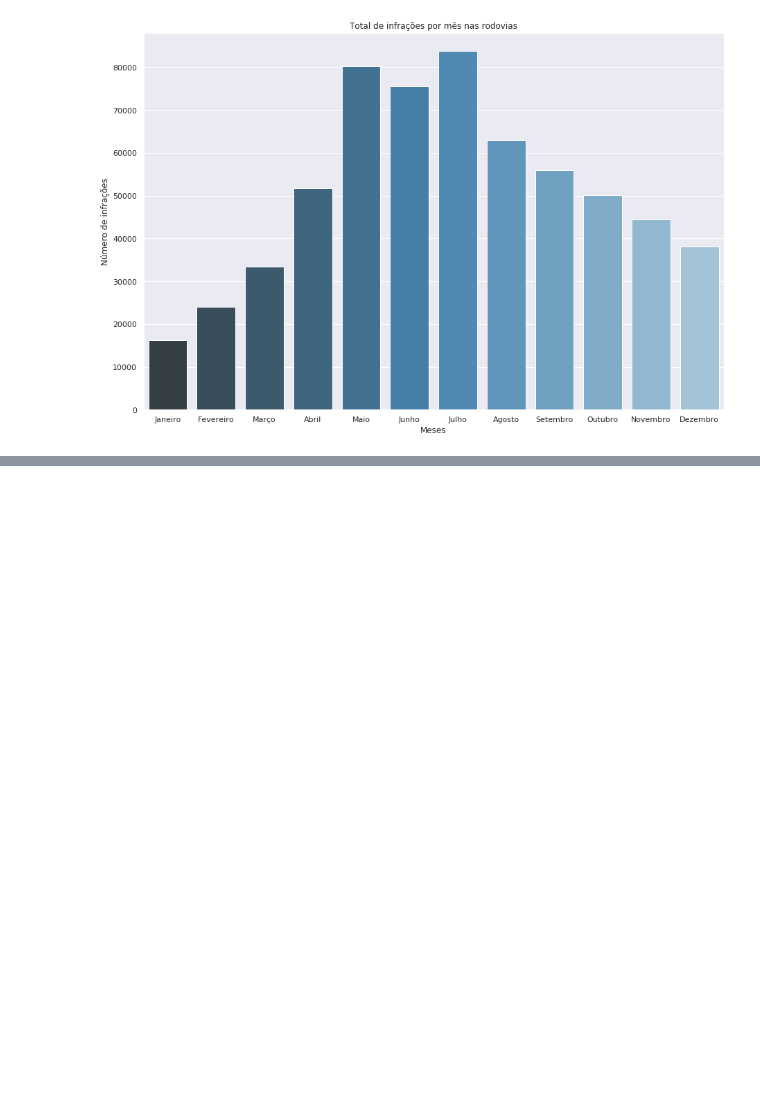
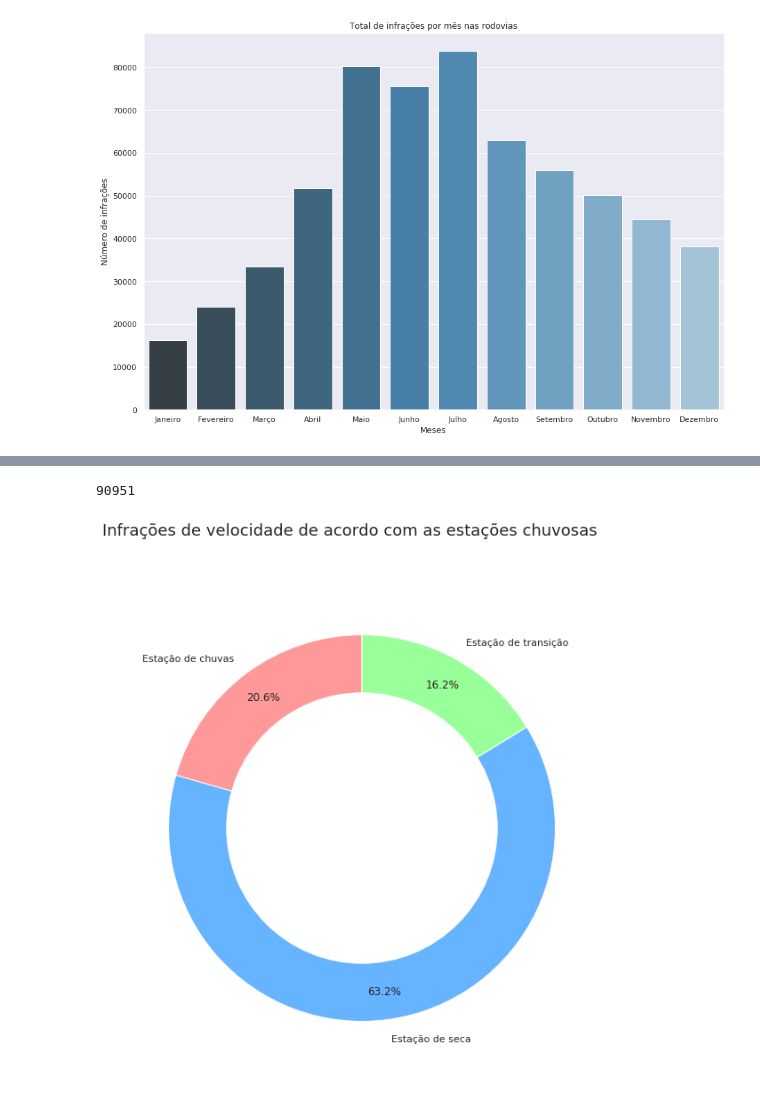
Before and after one commit to IagoCarvalho/tcc_scripts, a Jupyter notebook: QP02-Analysis.ipynb, the cells around one changed output, grey strips where cells are left out. Drawn from its saved outputs; the diff is of its cells as text; code cells hidden in the pictures; blank space fills up the shorter version.

```diff
--- a/QP02-Analysis.ipynb
+++ b/QP02-Analysis.ipynb
@@ -587,0 +639,6 @@ Text(0, 0.5, 'Número de infrações')
+# %%
+infrac_velocidade = df_infracoes_prf_2010_2018.loc[df_infracoes_prf_2010_2018['descricao_abreviada'].isin(lista_infr_velocidade)]
+for i in range(2010, 2019):
+    meses = infrac_velocidade.loc[infrac_velocidade['ano'] == i].mes.unique()
+    meses.sort()
+    print(i, meses)
@@ -587,0 +655,28 @@ Text(0, 0.5, 'Número de infrações')
+# %%
+infrac_velocidade_chuva.mes
+# %% [output]
+90951
+# %%
+# infrac_velocidade.loc[infrac_velocidade['mes'].isin(1, 2, 3, 11, 12])].count()
+infrac_velocidade_chuva = infrac_velocidade.loc[infrac_velocidade['mes'].isin([1, 2, 3, 11, 12])].count()
+infrac_velocidade_seca = infrac_velocidade.loc[infrac_velocidade['mes'].isin([5, 6, 7, 8, 9])].count()
+infrac_velocidade_transicao = infrac_velocidade.loc[infrac_velocidade['mes'].isin([4, 10])].count()
+qtd_infrac_velocidade = [infrac_velocidade_chuva.mes, infrac_velocidade_seca.mes, infrac_velocidade_transicao.mes]
+labels = ['Estação de chuvas', 'Estação de seca', 'Estação de transição']
+
+cores = ['#ff9999','#66b3ff','#99ff99']
+plt.pie(qtd_infrac_velocidade,
+        colors=cores,
+        labels=labels,
+        autopct='%1.1f%%',
+        startangle=90,
+        pctdistance=0.85)
+
+circulo = plt.Circle((0,0),0.70,fc='white')
+fig = plt.gcf()
+fig.gca().add_artist(circulo)
+
+fig.suptitle("Infrações de velocidade de acordo com as estações chuvosas", fontsize=18)
+plt.show()
+# %% [output]
+[figure, added]
```
Also changed, not shown: parts of 6 cells of this notebook.
